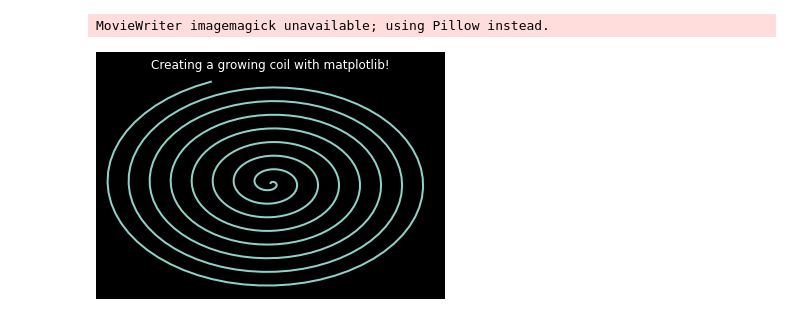
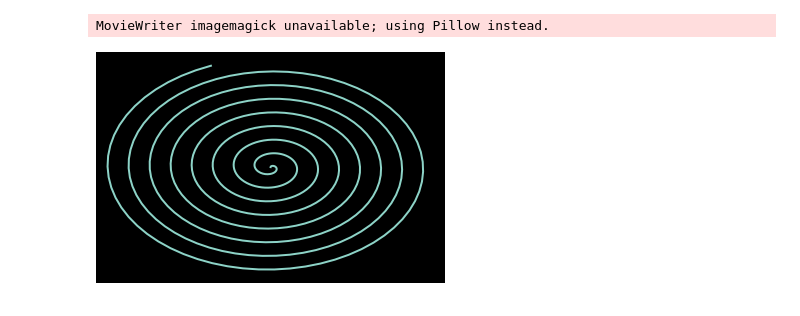
Before and after one commit to dbuskirk/CourseFiles, a Jupyter notebook: Matplotlib/animation-gif-001.ipynb, the cells around one changed output. Drawn from its saved outputs; the diff is of its cells as text; code cells hidden in the pictures.

```diff
--- a/Matplotlib/animation-gif-001.ipynb
+++ b/Matplotlib/animation-gif-001.ipynb
@@ -18,32 +18,32 @@ def init():
 # lists to store x and y axis points
 xdata, ydata = [], []
 
 # animation function
 def animate(i):
 	# t is a parameter
 	t = 0.1*i
 
 	# x, y values to be plotted
 	x = t*np.sin(t)
 	y = t*np.cos(t)
 
 	# appending new points to x, y axes points list
 	xdata.append(x)
 	ydata.append(y)
 	line.set_data(xdata, ydata)
 	return line,
 
 # setting a title for the plot
-plt.title('Creating a growing coil with matplotlib!')
+# plt.title('Creating a growing coil with matplotlib!')
 # hiding the axis details
 plt.axis('off')
 
 # call the animator
 anim = animation.FuncAnimation(fig, animate, init_func=init,
 							frames=500, interval=20, blit=True)
 
 # save the animation as mp4 video file
 anim.save('coil.gif',writer='imagemagick')
 # %% [output]
 MovieWriter imagemagick unavailable; using Pillow instead.
-[figure, old version]
+[figure, new version]
```
Also changed, not shown: parts of 1 cell of this notebook, 2 other files.
